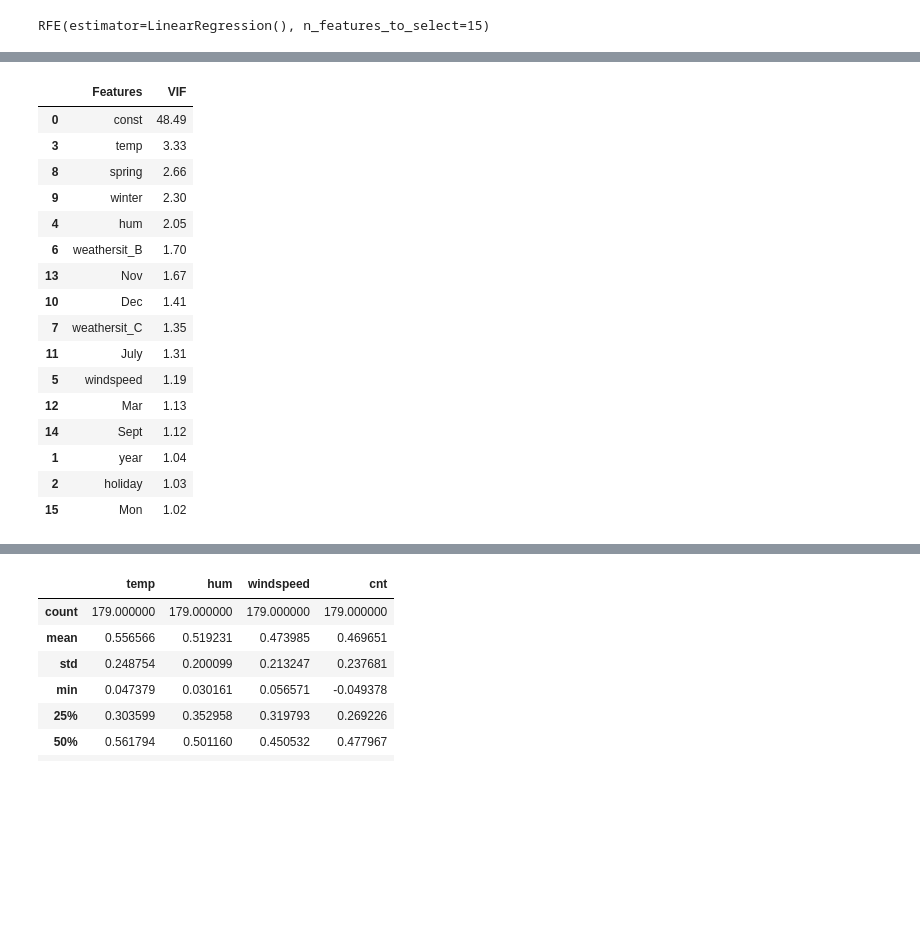
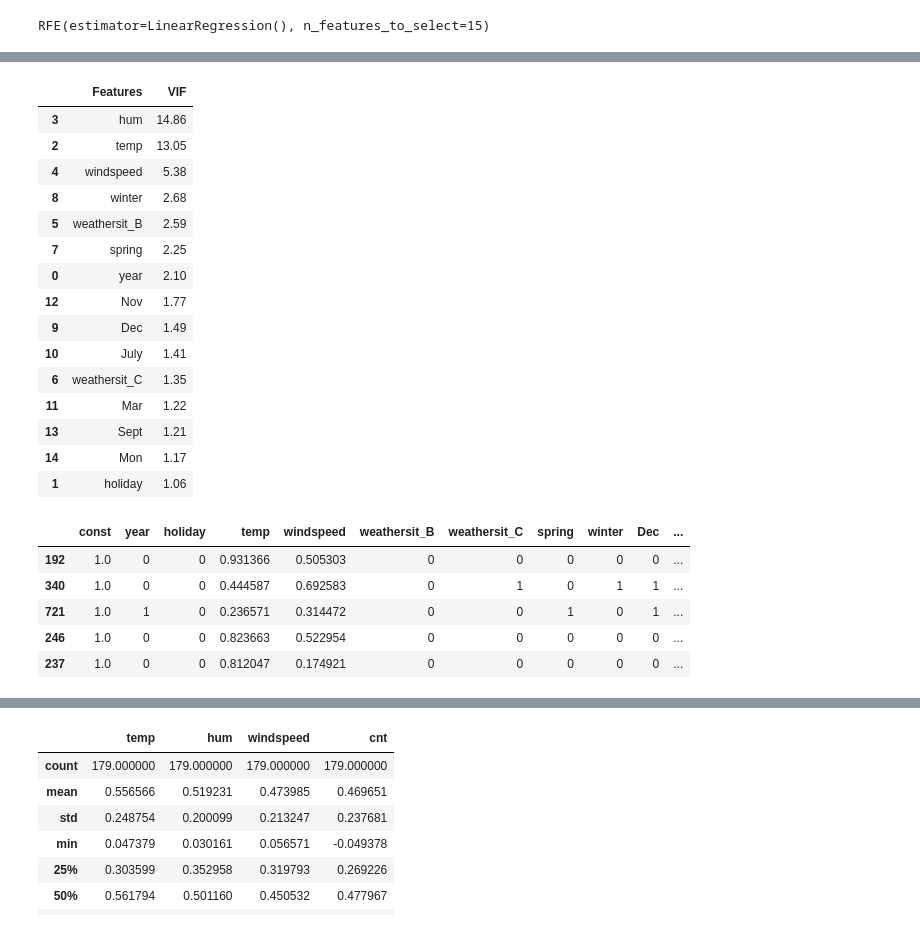
Before and after one commit to hanumant-jadhav/BikeSharing, a Jupyter notebook: Bike_Sharing.ipynb, the cells around one changed output, grey strips where cells are left out. Drawn from its saved outputs; the diff is of its cells as text; code cells hidden in the pictures; blank space fills up the shorter version.

```diff
--- a/Bike_Sharing.ipynb
+++ b/Bike_Sharing.ipynb
@@ -587,29 +587,40 @@ Covariance Type:            nonrobust
 
 Notes:
 [1] Standard Errors assume that the covariance matrix of the errors is correctly specified.
+# %%
+X_train_rfe_new = X_train_rfe.drop(columns=['const'], axis=1)
 # %%
 # Create a dataframe that will contain the names of all the feature variables and their respective VIFs except for the constant
 vif = pd.DataFrame()
-vif['Features'] = X_train_rfe.columns
-vif['VIF'] = [variance_inflation_factor(X_train_rfe.values, i) for i in range(X_train_rfe.shape[1])]
+vif['Features'] = X_train_rfe_new.columns
+vif['VIF'] = [variance_inflation_factor(X_train_rfe_new.values, i) for i in range(X_train_rfe_new.shape[1])]
 vif['VIF'] = round(vif['VIF'], 2)
 vif = vif.sort_values(by = "VIF", ascending = False)
 vif
 # %% [output]
 |  | Features | VIF |
-| 0 | const | 48.49 |
-| 3 | temp | 3.33 |
-| 8 | spring | 2.66 |
-| 9 | winter | 2.30 |
-| 4 | hum | 2.05 |
-| 6 | weathersit_B | 1.70 |
-| 13 | Nov | 1.67 |
-| 10 | Dec | 1.41 |
-| 7 | weathersit_C | 1.35 |
-| 11 | July | 1.31 |
-| 5 | windspeed | 1.19 |
-| 12 | Mar | 1.13 |
-| 14 | Sept | 1.12 |
-| 1 | year | 1.04 |
-| 2 | holiday | 1.03 |
-| 15 | Mon | 1.02 |
+| 3 | hum | 14.86 |
+| 2 | temp | 13.05 |
+| 4 | windspeed | 5.38 |
+| 8 | winter | 2.68 |
+| 5 | weathersit_B | 2.59 |
+| 7 | spring | 2.25 |
+| 0 | year | 2.10 |
+| 12 | Nov | 1.77 |
+| 9 | Dec | 1.49 |
+| 10 | July | 1.41 |
+| 6 | weathersit_C | 1.35 |
+| 11 | Mar | 1.22 |
+| 13 | Sept | 1.21 |
+| 14 | Mon | 1.17 |
+| 1 | holiday | 1.06 |
+# %%
+X_train_rfe.drop(columns=['hum'], axis=1, inplace=True)
+X_train_rfe.head()
+# %% [output]
+|  | const | year | holiday | temp | windspeed | weathersit_B | weathersit_C | spring | winter | Dec | ... |
+| 192 | 1.0 | 0 | 0 | 0.931366 | 0.505303 | 0 | 0 | 0 | 0 | 0 | ... |
+| 340 | 1.0 | 0 | 0 | 0.444587 | 0.692583 | 0 | 1 | 0 | 1 | 1 | ... |
+| 721 | 1.0 | 1 | 0 | 0.236571 | 0.314472 | 0 | 0 | 1 | 0 | 1 | ... |
+| 246 | 1.0 | 0 | 0 | 0.823663 | 0.522954 | 0 | 0 | 0 | 0 | 0 | ... |
+| 237 | 1.0 | 0 | 0 | 0.812047 | 0.174921 | 0 | 0 | 0 | 0 | 0 | ... |
```
Also changed, not shown: parts of 23 cells of this notebook.
